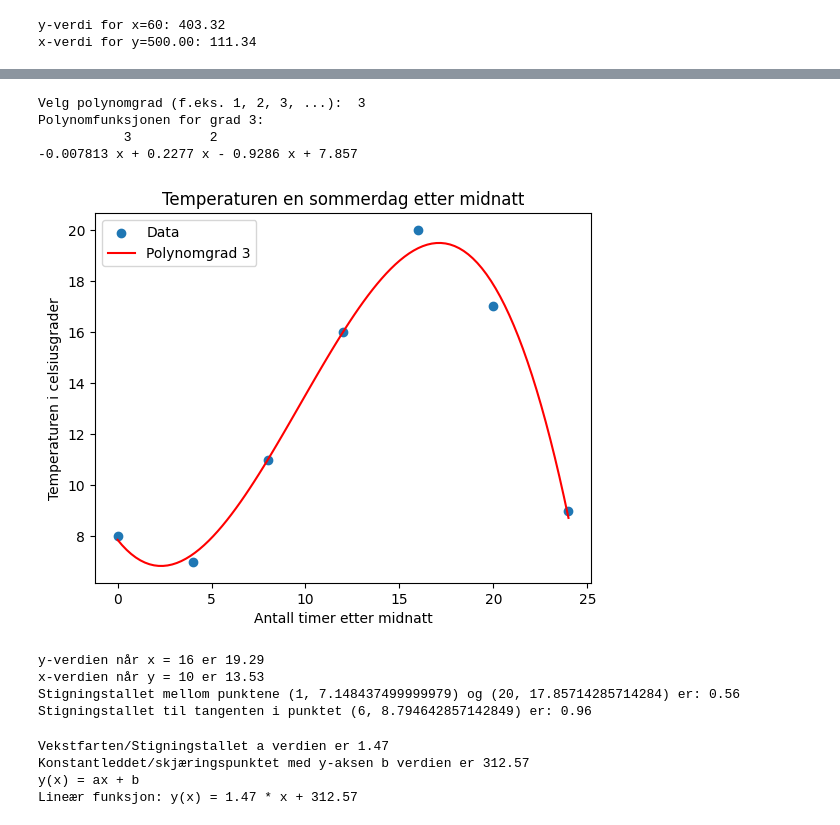
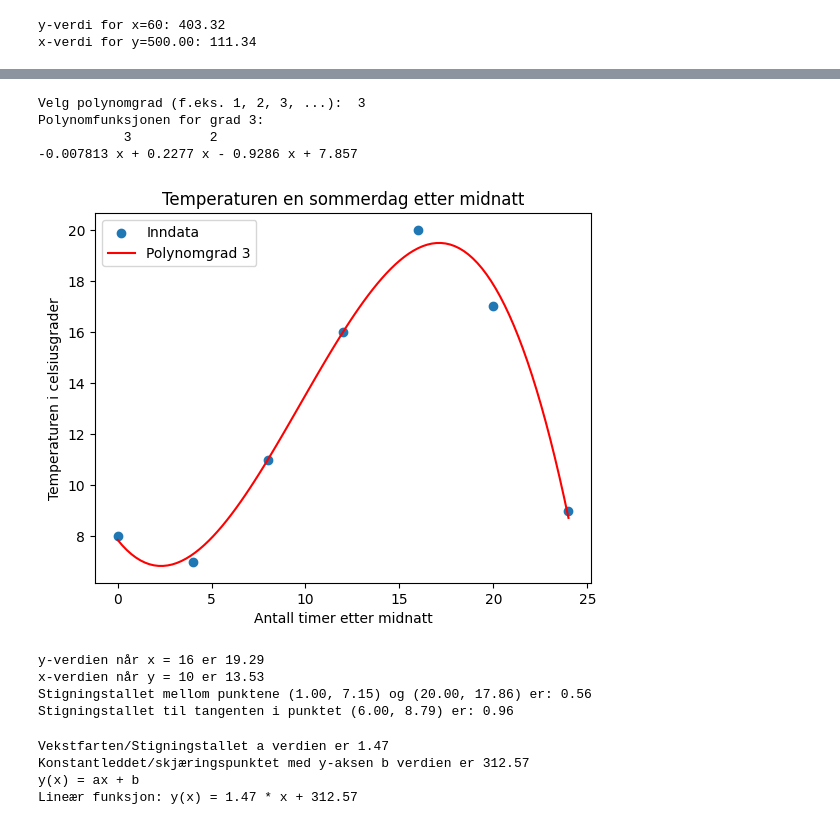
Before and after one commit to hanska91/Matematikk-2P-Y, a Jupyter notebook: Matematikkboka 2P-Y + Litt annet.ipynb, the cells around one changed output, grey strips where cells are left out. Drawn from its saved outputs; the diff is of its cells as text; code cells hidden in the pictures.

```diff
--- a/Matematikkboka 2P-Y + Litt annet.ipynb
+++ b/Matematikkboka 2P-Y + Litt annet.ipynb
@@ -2921,7 +2921,7 @@ p = polynomial_regression(x, y)
 
 # Lag et plott av dataene og polynomregresjonen
 x_plot = np.linspace(min(x), max(x), 100)
-plt.scatter(x, y, label='Data')
+plt.scatter(x, y, label='Inndata')
 plt.plot(x_plot, p(x_plot), color='red', label=f'Polynomgrad {p.order}')
 
 # Sett aksetitler
@@ -2936,40 +2936,40 @@ plt.show()
 # Finn y-verdien når x = ...
 x_verdi = 16
 y_verdi = p(x_verdi)
 print(f"y-verdien når x = {x_verdi} er {y_verdi:.2f}")
 
 # Finn x-verdien når y = ...
 y_verdi = 10
 x_verdi = p(y_verdi)
 print(f"x-verdien når y = {y_verdi} er {x_verdi:.2f}")
 
 # Finn stigningstallet mellom to punkter (rett linje)
 x1 = 1
 x2 = 20
 y1 = p(x1)
 y2 = p(x2)
 
 m = (y2 - y1) / (x2 - x1)
 
-print("Stigningstallet mellom punktene ({}, {}) og ({}, {}) er: {:.2f}".format(x1, y1, x2, y2, m))
+print("Stigningstallet mellom punktene ({:.2f}, {:.2f}) og ({:.2f}, {:.2f}) er: {:.2f}".format(x1, y1, x2, y2, m))
 
 # Finn stigningstallet i et valgt punkt
 x3 = 6
 y3 = p(x3)
 
 m_tangent = np.polyder(p)(x3)
 
-print("Stigningstallet til tangenten i punktet ({}, {}) er: {:.2f}".format(x3, y3, m_tangent))
+print("Stigningstallet til tangenten i punktet ({:.2f}, {:.2f}) er: {:.2f}".format(x3, y3, m_tangent))
 # %% [output]
 Velg polynomgrad (f.eks. 1, 2, 3, ...):  3
 Polynomfunksjonen for grad 3:
            3          2
 -0.007813 x + 0.2277 x - 0.9286 x + 7.857
-[figure, old version]
+[figure, new version]
 y-verdien når x = 16 er 19.29
 x-verdien når y = 10 er 13.53
-Stigningstallet mellom punktene (1, 7.148437499999979) og (20, 17.85714285714284) er: 0.56
-Stigningstallet til tangenten i punktet (6, 8.794642857142849) er: 0.96
+Stigningstallet mellom punktene (1.00, 7.15) og (20.00, 17.86) er: 0.56
+Stigningstallet til tangenten i punktet (6.00, 8.79) er: 0.96
 # %%
 # Lineær regresjon
 import numpy as np
```
Also changed, not shown: parts of 4 cells of this notebook.
